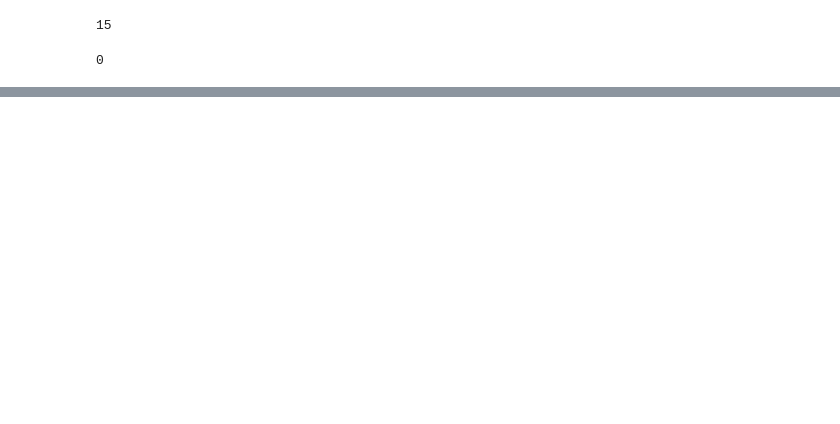
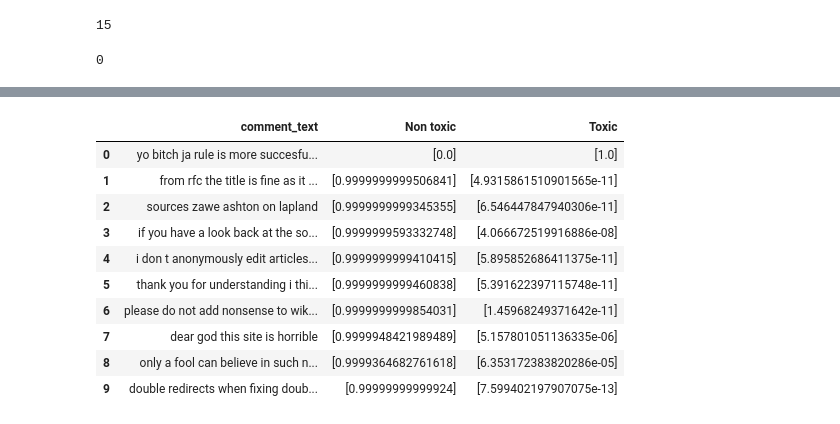
Before and after one commit to BrainTheos/uon-cci501-classification-mini-project, a Jupyter notebook: CCI501_classification_final.ipynb, the cells around one changed output, grey strips where cells are left out. Saved outputs shown, nothing was run; the diff lists cells and outputs as text; code cells hidden in the pictures; blank space fills up the shorter version.

```diff
--- a/CCI501_classification_final.ipynb
+++ b/CCI501_classification_final.ipynb
@@ -790,0 +785,16 @@ df_final_cls.head(10)
+# %%
+df_proba_obscene = pd.DataFrame(list(zip(df_final.comment_text,proba_labels[2][:, :1], proba_labels[2][:, 1:])),
+               columns =['comment_text', 'Non toxic', 'Toxic'])
+df_proba_obscene.head(10)
+# %% [output]
+|  | comment_text | Non toxic | Toxic |
+| 0 | yo bitch ja rule is more succesfu... | [0.0] | [1.0] |
+| 1 | from rfc the title is fine as it ... | [0.9999999999506841] | [4.9315861510901565e-11] |
+| 2 | sources zawe ashton on lapland | [0.9999999999345355] | [6.546447847940306e-11] |
+| 3 | if you have a look back at the so... | [0.9999999593332748] | [4.066672519916886e-08] |
+| 4 | i don t anonymously edit articles... | [0.9999999999410415] | [5.895852686411375e-11] |
+| 5 | thank you for understanding i thi... | [0.9999999999460838] | [5.391622397115748e-11] |
+| 6 | please do not add nonsense to wik... | [0.9999999999854031] | [1.45968249371642e-11] |
+| 7 | dear god this site is horrible | [0.9999948421989489] | [5.157801051136335e-06] |
+| 8 | only a fool can believe in such n... | [0.9999364682761618] | [6.353172383820286e-05] |
+| 9 | double redirects when fixing doub... | [0.99999999999924] | [7.599402197907075e-13] |
```
Also changed, not shown: parts of 19 cells of this notebook.
